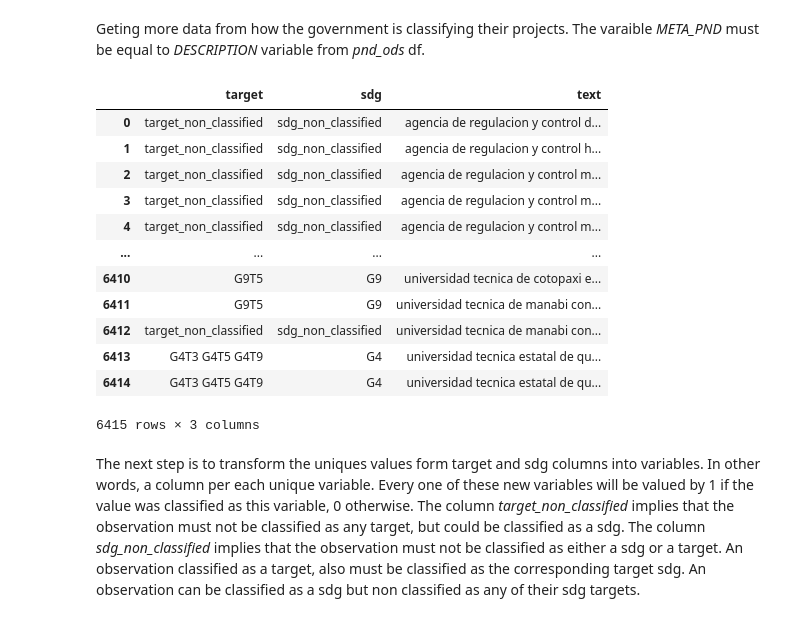
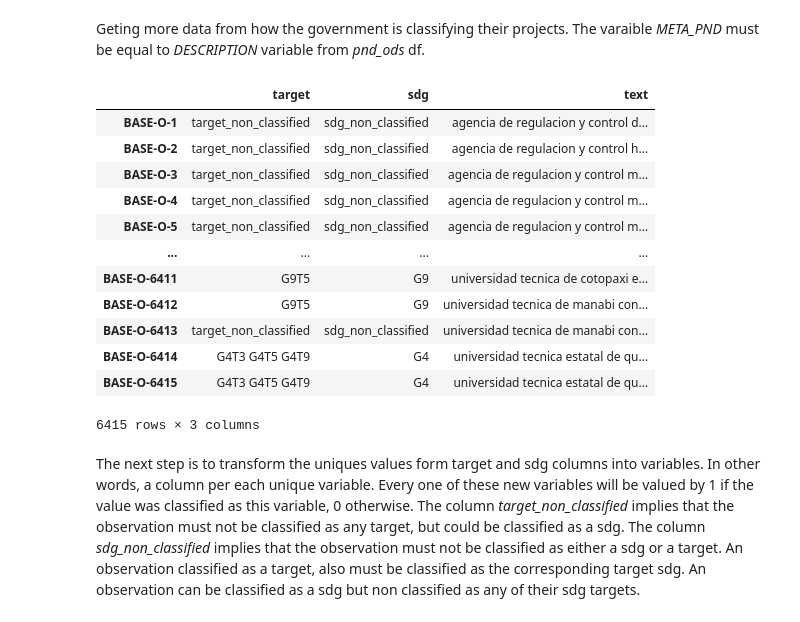
Before and after one commit to elmarcellotc/PNUD-Consulting-USFQ-Data-Hub, a Jupyter notebook: technicalApendix.ipynb, the cells around one changed output. Cells and saved outputs as stored; diff of their text form; code cells hidden in the pictures.

Commit message:
Added index to

```diff
--- a/technicalApendix.ipynb
+++ b/technicalApendix.ipynb
@@ -260,45 +260,48 @@ for s in range(len(al_conection)):
 
 
 
             if pnd_target[p] != 'target_non_classified':
 
                 if al_target[s] == 'target_non_classified':
                     al_target[s] = pnd_target[p]
                     al_sdg[s] = pnd_sdg[p]
 
                 else:
                     al_target[s] = al_target[s]+' '+pnd_target[p]
                     al_sdg[s] = pnd_sdg[p]+' '+pnd_sdg[p]
 
             elif pnd_sdg[p] != 'sdg_non_classified':
 
                 if pnd_sdg[s] == 'sdg_non_classified':
 
                     al_sdg[s] = pnd_sdg[p]
 
                 else:
                     al_sdg[s] = pnd_sdg[p]+' '+pnd_sdg[p]
 
+# Create an index to make eassier to call observations
+
+al_df_index = [f'BASE-O-{i}' for i in range(1,len(al_target)+1)]
 
 al_df = pd.DataFrame({
     'target': al_target,
     'sdg': al_sdg,
     'text': al_text
-})
+}, index=al_df_index)
 al_df
 # %% [output]
 |  | target | sdg | text |
-| 0 | target_non_classified | sdg_non_classified | agencia de regulacion y control d... |
-| 1 | target_non_classified | sdg_non_classified | agencia de regulacion y control h... |
-| 2 | target_non_classified | sdg_non_classified | agencia de regulacion y control m... |
-| 3 | target_non_classified | sdg_non_classified | agencia de regulacion y control m... |
-| 4 | target_non_classified | sdg_non_classified | agencia de regulacion y control m... |
+| BASE-O-1 | target_non_classified | sdg_non_classified | agencia de regulacion y control d... |
+| BASE-O-2 | target_non_classified | sdg_non_classified | agencia de regulacion y control h... |
+| BASE-O-3 | target_non_classified | sdg_non_classified | agencia de regulacion y control m... |
+| BASE-O-4 | target_non_classified | sdg_non_classified | agencia de regulacion y control m... |
+| BASE-O-5 | target_non_classified | sdg_non_classified | agencia de regulacion y control m... |
 | ... | ... | ... | ... |
-| 6410 | G9T5 | G9 | universidad tecnica de cotopaxi e... |
-| 6411 | G9T5 | G9 | universidad tecnica de manabi con... |
-| 6412 | target_non_classified | sdg_non_classified | universidad tecnica de manabi con... |
-| 6413 | G4T3 G4T5 G4T9 | G4 | universidad tecnica estatal de qu... |
-| 6414 | G4T3 G4T5 G4T9 | G4 | universidad tecnica estatal de qu... |
+| BASE-O-6411 | G9T5 | G9 | universidad tecnica de cotopaxi e... |
+| BASE-O-6412 | G9T5 | G9 | universidad tecnica de manabi con... |
+| BASE-O-6413 | target_non_classified | sdg_non_classified | universidad tecnica de manabi con... |
+| BASE-O-6414 | G4T3 G4T5 G4T9 | G4 | universidad tecnica estatal de qu... |
+| BASE-O-6415 | G4T3 G4T5 G4T9 | G4 | universidad tecnica estatal de qu... |
 6415 rows × 3 columns
 # %% [markdown]
  The next step is to transform the uniques values form target and sdg columns into variables. In other words, a column per each unique variable. Every one of these new variables will be valued by 1 if the value was classified as this variable, 0 otherwise. The column *target_non_classified* implies that the observation must not be classified as any target, but could be classified as a sdg. The column *sdg_non_classified* implies that the observation must not be classified as either a sdg or a target. An observation classified as a target, also must be classified as the corresponding target sdg. An observation can be classified as a sdg but non classified as any of their sdg targets.
```
Also changed, not shown: parts of 8 cells of this notebook, 6 other files.
